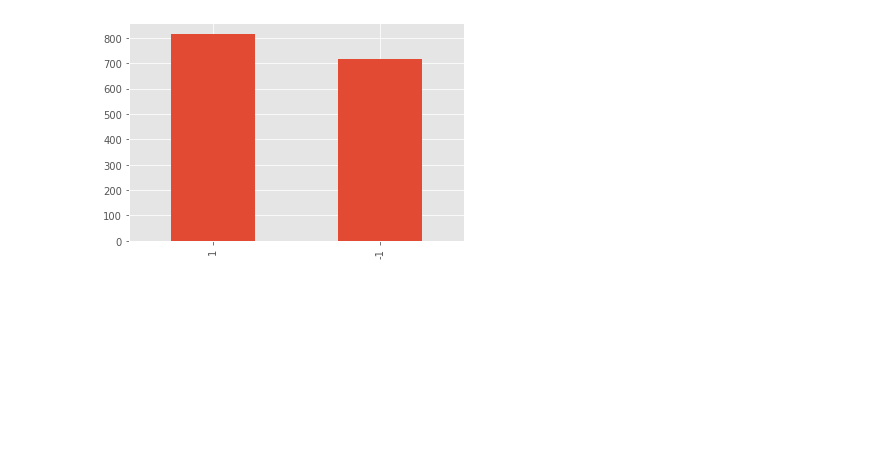
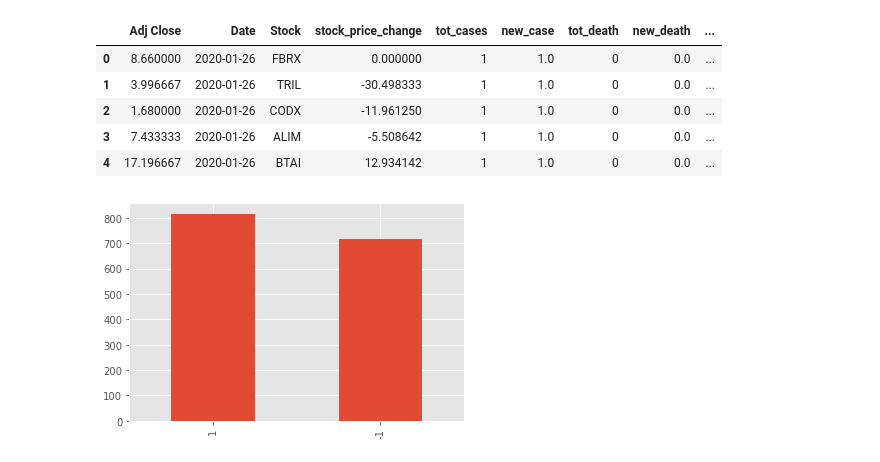
Before and after one commit to jagadeeshmeesala/notebooks, a Jupyter notebook: 602-final-project/Main.ipynb, the cells around one changed output. Drawn from its saved outputs; the diff is of its cells as text; code cells hidden in the pictures; blank space fills up the shorter version.

```diff
--- a/602-final-project/Main.ipynb
+++ b/602-final-project/Main.ipynb
@@ -64,6 +64,15 @@ for i in tickerSymbol:
     stocks["stock_price_change"] = stocks["Adj Close"].diff().fillna(0)
 
     sc_df = pd.merge(stocks, weeklyCovid, on="Date")
+# %%
+sc_df.head()
+# %% [output]
+|  | Adj Close | Date | Stock | stock_price_change | tot_cases | new_case | tot_death | new_death | ... |
+| 0 | 8.660000 | 2020-01-26 | FBRX | 0.000000 | 1 | 1.0 | 0 | 0.0 | ... |
+| 1 | 3.996667 | 2020-01-26 | TRIL | -30.498333 | 1 | 1.0 | 0 | 0.0 | ... |
+| 2 | 1.680000 | 2020-01-26 | CODX | -11.961250 | 1 | 1.0 | 0 | 0.0 | ... |
+| 3 | 7.433333 | 2020-01-26 | ALIM | -5.508642 | 1 | 1.0 | 0 | 0.0 | ... |
+| 4 | 17.196667 | 2020-01-26 | BTAI | 12.934142 | 1 | 1.0 | 0 | 0.0 | ... |
 # %%
 sc_df["Category"] = ""
 sc_df.loc[sc_df["Stock"].isin(bioStock), "Category"] = "biotech"
```
Also changed, not shown: parts of 11 cells of this notebook.
